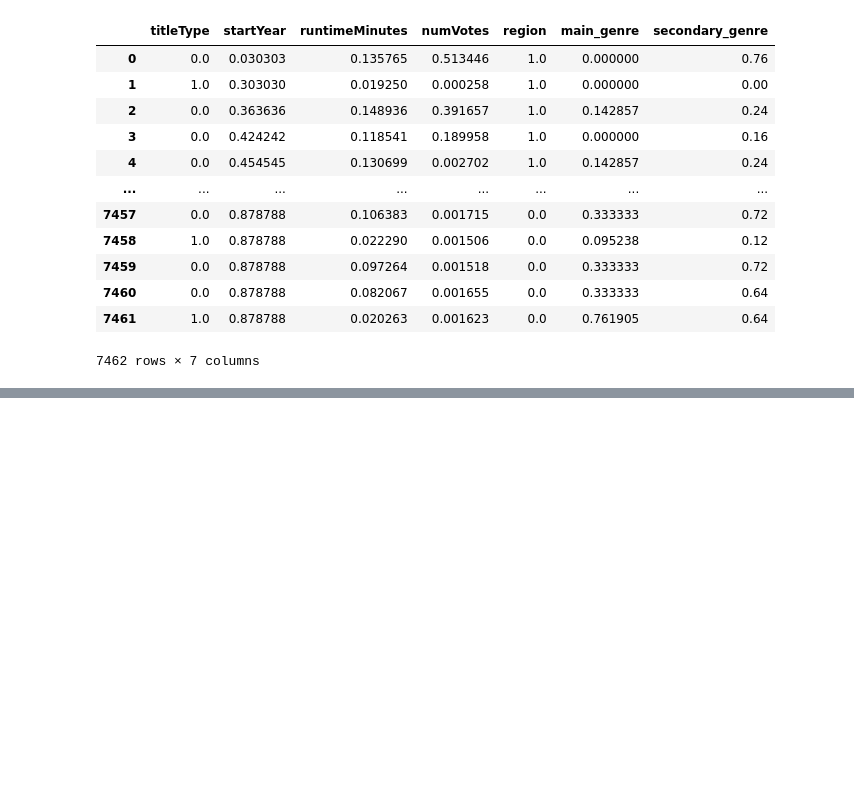
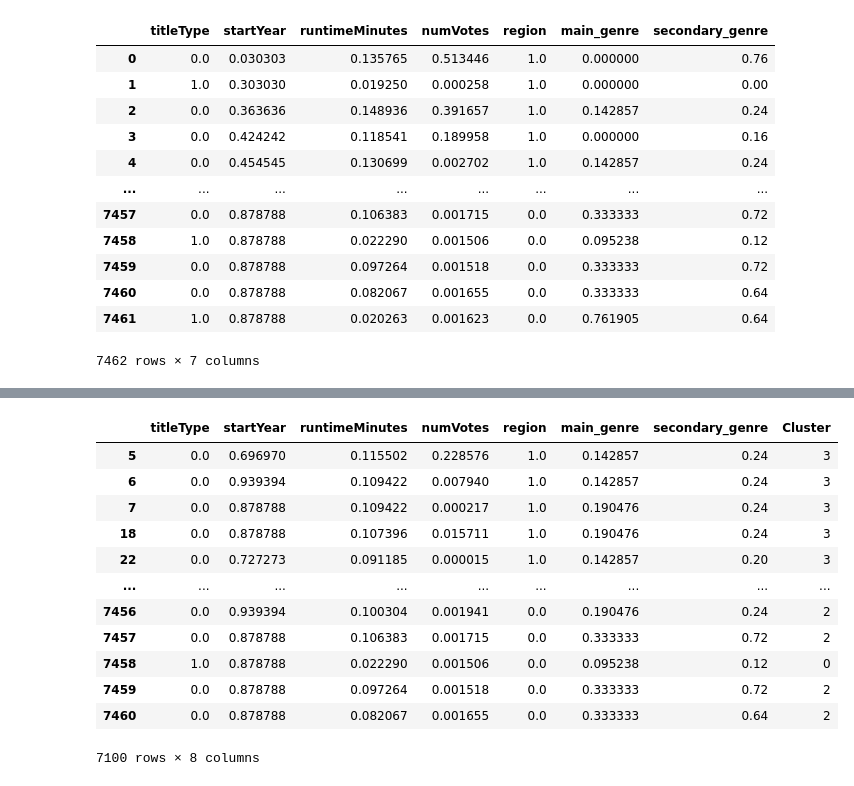
Before and after one commit to ddummann/BI-202302-1, a Jupyter notebook: Lab1/DBScan.ipynb, the cells around one changed output, grey strips where cells are left out. Cells and saved outputs as stored; diff of their text form; code cells hidden in the pictures; blank space fills up the shorter version.

```diff
--- a/Lab1/DBScan.ipynb
+++ b/Lab1/DBScan.ipynb
@@ -121,0 +183,16 @@ array([-1, -1, -1, ..., -1, -1, -1], dtype=int64)
+# %%
+HDBSCAN_data[HDBSCAN_data['Cluster']!=-1]
+# %% [output]
+|  | titleType | startYear | runtimeMinutes | numVotes | region | main_genre | secondary_genre | Cluster |
+| 5 | 0.0 | 0.696970 | 0.115502 | 0.228576 | 1.0 | 0.142857 | 0.24 | 3 |
+| 6 | 0.0 | 0.939394 | 0.109422 | 0.007940 | 1.0 | 0.142857 | 0.24 | 3 |
+| 7 | 0.0 | 0.878788 | 0.109422 | 0.000217 | 1.0 | 0.190476 | 0.24 | 3 |
+| 18 | 0.0 | 0.878788 | 0.107396 | 0.015711 | 1.0 | 0.190476 | 0.24 | 3 |
+| 22 | 0.0 | 0.727273 | 0.091185 | 0.000015 | 1.0 | 0.142857 | 0.20 | 3 |
+| ... | ... | ... | ... | ... | ... | ... | ... | ... |
+| 7456 | 0.0 | 0.939394 | 0.100304 | 0.001941 | 0.0 | 0.190476 | 0.24 | 2 |
+| 7457 | 0.0 | 0.878788 | 0.106383 | 0.001715 | 0.0 | 0.333333 | 0.72 | 2 |
+| 7458 | 1.0 | 0.878788 | 0.022290 | 0.001506 | 0.0 | 0.095238 | 0.12 | 0 |
+| 7459 | 0.0 | 0.878788 | 0.097264 | 0.001518 | 0.0 | 0.333333 | 0.72 | 2 |
+| 7460 | 0.0 | 0.878788 | 0.082067 | 0.001655 | 0.0 | 0.333333 | 0.64 | 2 |
+7100 rows × 8 columns
```
Also changed, not shown: parts of 13 cells of this notebook.
